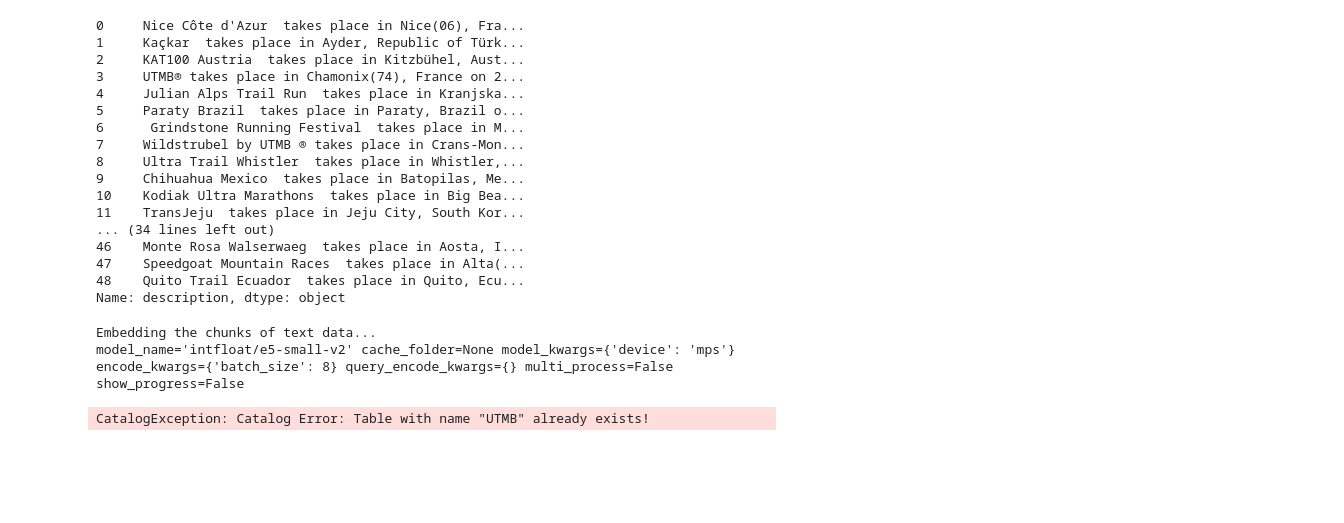
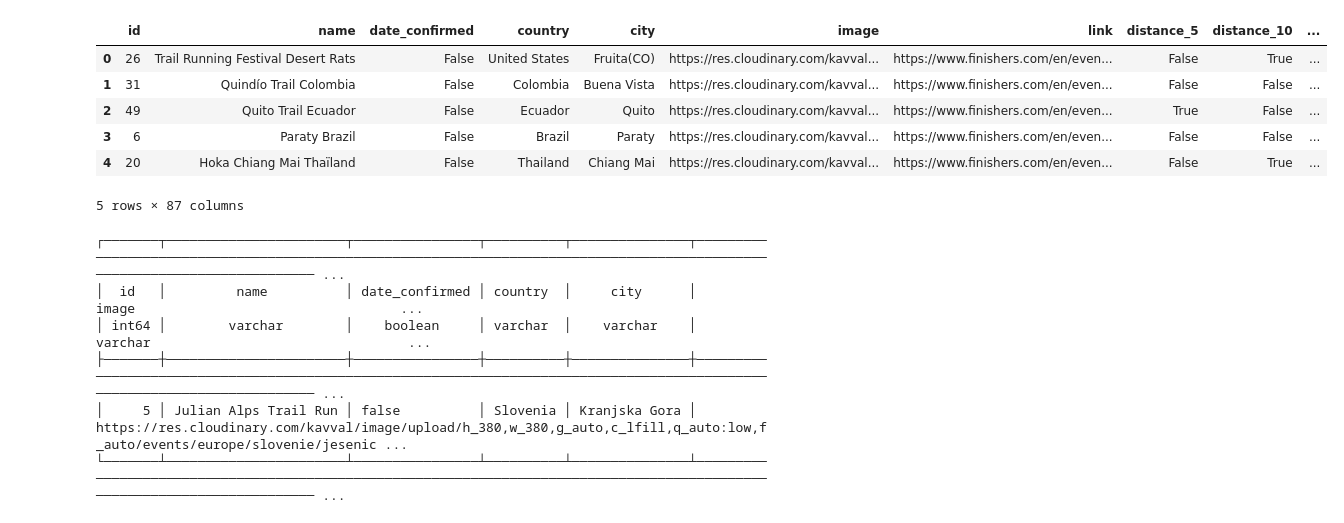
Before and after one commit to thibtd/DataEng_UTMB_pipeline, a Jupyter notebook: analysis/RAG_notebook.ipynb, the cells around one changed output. Drawn from its saved outputs; the diff is of its cells as text; code cells hidden in the pictures; blank space fills up the shorter version.

```diff
--- a/analysis/RAG_notebook.ipynb
+++ b/analysis/RAG_notebook.ipynb
@@ -76,0 +120,4 @@ embedded_question = embeddings.embed_query(question)
+# %%
+model_name = 'intfloat/e5-large-v2'
+embeddings_model = HuggingFaceEmbeddings(model_name=model_name, model_kwargs={"device": "cpu"})
+vector_store = LangChainDuckDB(connection=db, table_name="UTMB", embedding=embeddings_model,vector_key='embeddings')
@@ -77,5 +126,6 @@ embedded_question = embeddings.embed_query(question)
+# %%
+question = "query: a scenic but tough race in switzerland"
+
+embedded = embeddings_model.embed_query(question)
 # %%
-db.sql(f"""SELECT description,array_distance(embeddings, cast({embedded_question} as FLOAT[384])) as distance  from UTMB
-where distance_300km
-ORDER BY distance DESC
-LIMIT 3;""")
+a = db.execute("""SELECT *,array_distance(embeddings,cast(? AS FLOAT[384])) AS distance  FROM UTMB ORDER BY distance DESC LIMIT 5""",parameters=[embedded]).fetchdf()
@@ -144,45 +132,21 @@ NameError: name 'data' is not defined
-# %%
-data["description"] = chunks
-data['description']
-# %% [output]
-0     Nice Côte d'Azur  takes place in Nice(06), Fra...
-1     Kaçkar  takes place in Ayder, Republic of Türk...
-2     KAT100 Austria  takes place in Kitzbühel, Aust...
-3     UTMB® takes place in Chamonix(74), France on 2...
-4     Julian Alps Trail Run  takes place in Kranjska...
-5     Paraty Brazil  takes place in Paraty, Brazil o...
-6      Grindstone Running Festival  takes place in M...
-7     Wildstrubel by UTMB ® takes place in Crans-Mon...
-8     Ultra Trail Whistler  takes place in Whistler,...
-9     Chihuahua Mexico  takes place in Batopilas, Me...
-10    Kodiak Ultra Marathons  takes place in Big Bea...
-11    TransJeju  takes place in Jeju City, South Kor...
-... (34 lines left out)
-46    Monte Rosa Walserwaeg  takes place in Aosta, I...
-47    Speedgoat Mountain Races  takes place in Alta(...
-48    Quito Trail Ecuador  takes place in Quito, Ecu...
-Name: description, dtype: object
-# %%
-print("Embedding the chunks of text data...")
-embeddings_model = HuggingFaceEmbeddings(model_name="intfloat/e5-small-v2", model_kwargs={'device': 'mps'},
-encode_kwargs={'batch_size': 8})
-print(embeddings_model)
-embeddings = embeddings_model.embed_documents(chunks)
-data["embeddings"] = embeddings
-# %% [output]
-Embedding the chunks of text data...
-model_name='intfloat/e5-small-v2' cache_folder=None model_kwargs={'device': 'mps'} encode_kwargs={'batch_size': 8} query_encode_kwargs={} multi_process=False show_progress=False
-# %%
-duck_tables = db.sql("show all tables").df()
-db.sql("""
-            INSTALL vss;
-            LOAD vss;
-            set hnsw_enable_experimental_persistence = true;
-            CREATE TABLE UTMB AS SELECT * EXCLUDE (embeddings),
-CAST(embeddings AS FLOAT[384]) AS embeddings FROM data;""")
-db.sql("""LOAD vss; CREATE INDEX cos_idx ON UTMB USING HNSW (embeddings)
-            WITH (metric = 'cosine');""")
-# %% [output]
-CatalogException: Catalog Error: Table with name "UTMB" already exists!
+# %%
+a
+# %% [output]
+|  | id | name | date_confirmed | country | city | image | link | distance_5 | distance_10 | ... |
+| 0 | 26 | Trail Running Festival Desert Rats | False | United States | Fruita(CO) | https://res.cloudinary.com/kavval... | https://www.finishers.com/en/even... | False | True | ... |
+| 1 | 31 | Quindío Trail Colombia | False | Colombia | Buena Vista | https://res.cloudinary.com/kavval... | https://www.finishers.com/en/even... | False | False | ... |
+| 2 | 49 | Quito Trail Ecuador | False | Ecuador | Quito | https://res.cloudinary.com/kavval... | https://www.finishers.com/en/even... | True | False | ... |
+| 3 | 6 | Paraty Brazil | False | Brazil | Paraty | https://res.cloudinary.com/kavval... | https://www.finishers.com/en/even... | False | False | ... |
+| 4 | 20 | Hoka Chiang Mai Thaïland | False | Thailand | Chiang Mai | https://res.cloudinary.com/kavval... | https://www.finishers.com/en/even... | False | True | ... |
+5 rows × 87 columns
+# %%
+db.sql(f"""select * from UTMB where id == 5 """)
+# %% [output]
+┌───────┬───────────────────────┬────────────────┬──────────┬───────────────┬─────────────────────────────────────────────────────────────────────────────────────────────────────────────────────────── ...
+│  id   │         name          │ date_confirmed │ country  │     city      │                                                                                     image                                  ...
+│ int64 │        varchar        │    boolean     │ varchar  │    varchar    │                                                                                    varchar                                 ...
+├───────┼───────────────────────┼────────────────┼──────────┼───────────────┼─────────────────────────────────────────────────────────────────────────────────────────────────────────────────────────── ...
+│     5 │ Julian Alps Trail Run │ false          │ Slovenia │ Kranjska Gora │ https://res.cloudinary.com/kavval/image/upload/h_380,w_380,g_auto,c_lfill,q_auto:low,f_auto/events/europe/slovenie/jesenic ...
+└───────┴───────────────────────┴────────────────┴──────────┴───────────────┴─────────────────────────────────────────────────────────────────────────────────────────────────────────────────────────── ...
 # %%
 db.close()
```
Also changed, not shown: parts of 31 cells of this notebook, 4 other files.
